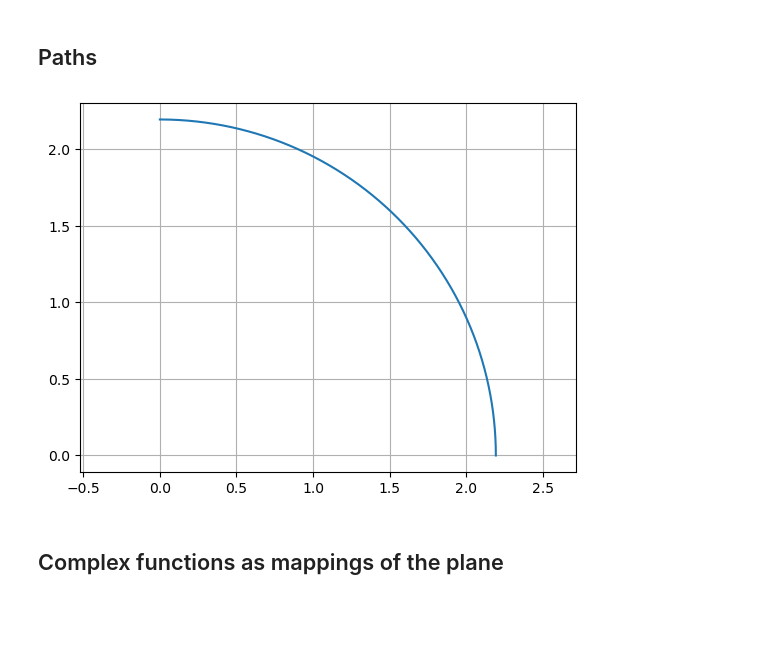
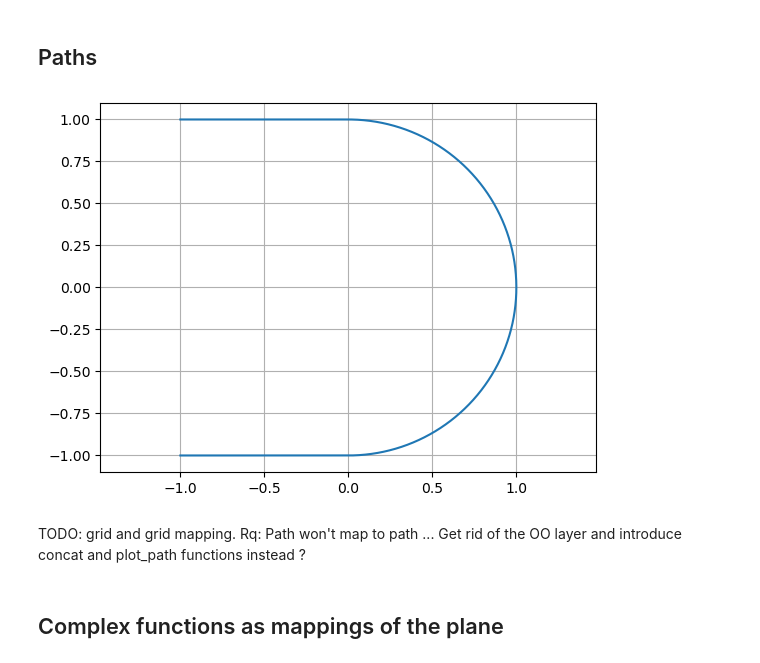
Before and after one commit to boisgera/visualization-of-analytic-functions, a Jupyter notebook: Domain Coloring.ipynb, the cells around one changed output. Saved outputs shown, nothing was run; the diff lists cells and outputs as text; code cells hidden in the pictures; blank space fills up the shorter version.

```diff
--- a/Domain Coloring.ipynb
+++ b/Domain Coloring.ipynb
@@ -34,7 +34,7 @@ class Path:
                 return self(2*t)
             else:
                 return other(2*t - 1)
-        return path
+        return Path(path)
     def plot(self, *args, **kwargs):
         if "axis" in kwargs:
             axis = kwargs["axis"]
@@ -48,20 +48,26 @@ class Path:
 def circle(c=0j, r=1.0, arg=0.0, n=1):
     @Path
     def gamma(t):
-       return r * exp(2*pi*1j*n*t + arg) + c
+        return r * exp(1j * (arg + 2 * pi * n * t)) + c
+
     return gamma
 
-def line(z0, z1):
-   @Path
-   def gamma(t):
-      return (1-t)*z0 + t*z1
-   return gamma
+
+def line(z0=0, z1=1):
+    @Path
+    def gamma(t):
+        return (1 - t) * z0 + t * z1
+
+    return gamma
 # %%
-circle(r=1, arg=pi/4, n=1/4).plot()
-_ = axis("equal")
+path = line(-1-1j, -1j) | circle(arg=-pi/2, n=1/2) | line(1j, 1j-1)
+path.plot()
+axis("equal")
 grid(True)
 # %% [output]
-[figure, old version]
+[figure, new version]
+# %% [markdown]
+TODO: grid and grid mapping. Rq: Path won't map to path ... Get rid of the OO layer and introduce concat and plot_path functions instead ?
 # %% [markdown]
 ## Complex functions as mappings of the plane
 # %%
```
Also changed, not shown: parts of 2 cells of this notebook.
